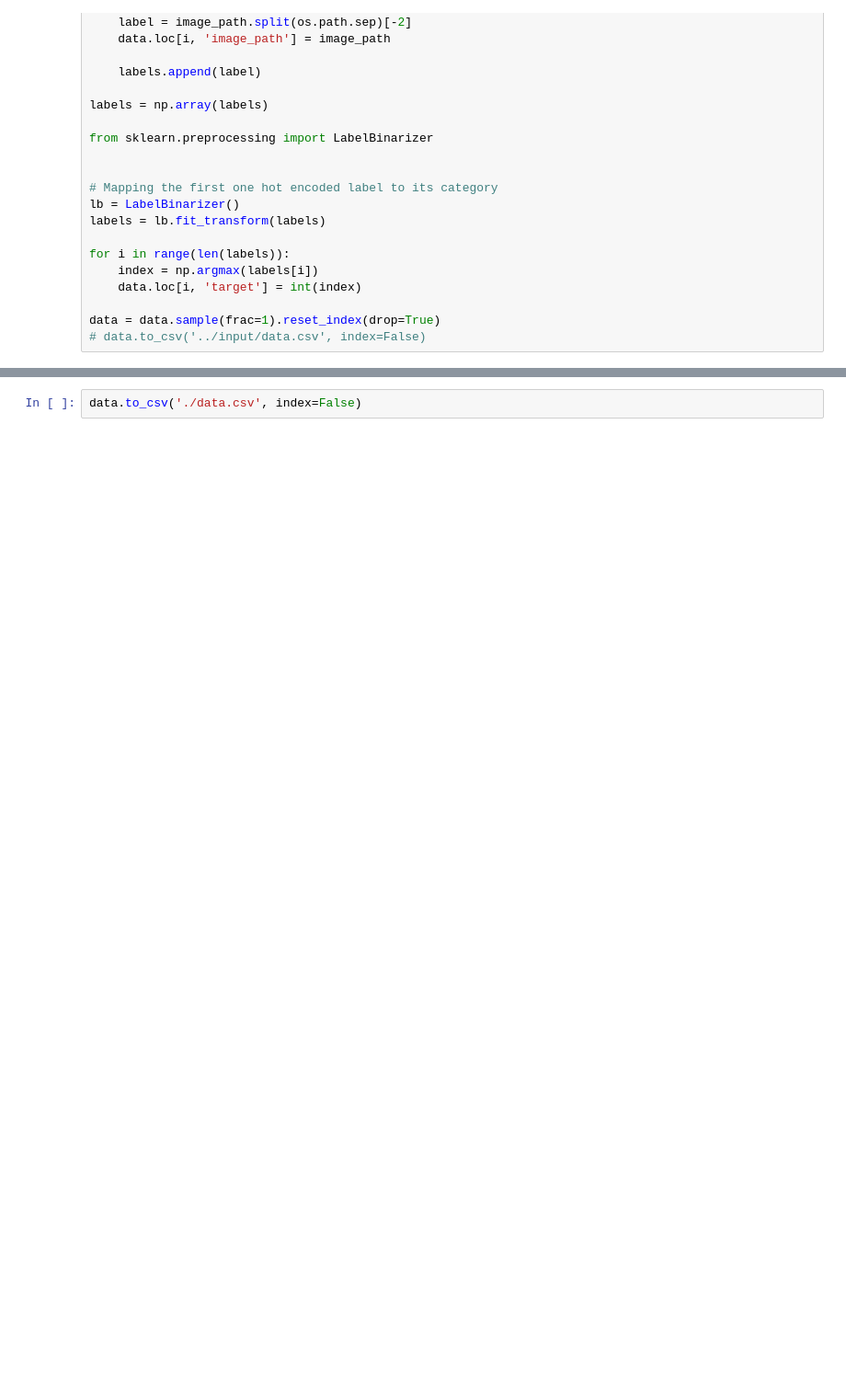
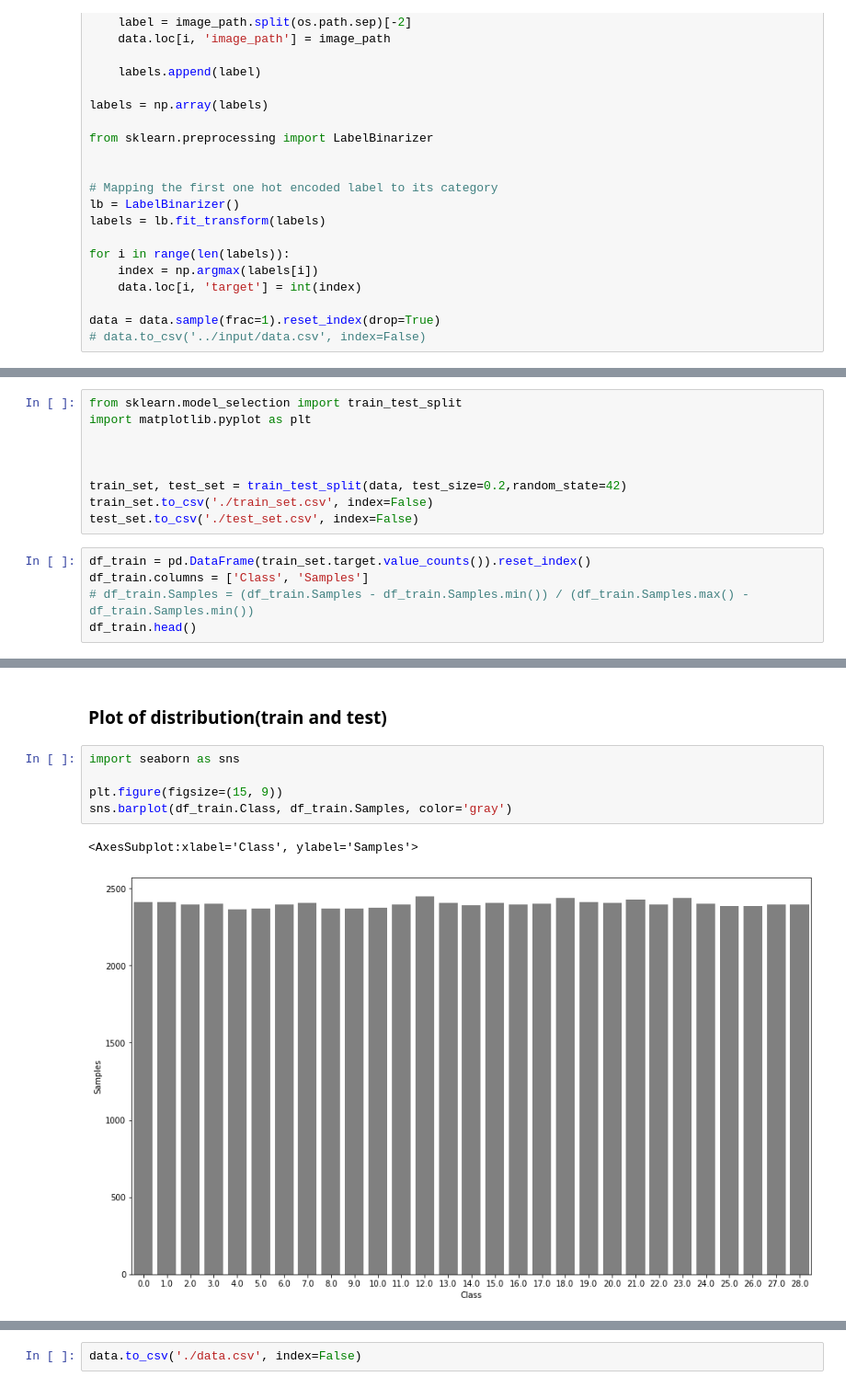
Before and after one commit to zero-aysd/american_sign_language, a Jupyter notebook: sign_lang_classifier.ipynb, the cells around one changed output, grey strips where cells are left out. Shown: that part at 92% size. Drawn from its saved outputs; the diff is of its cells as text; blank space fills up the shorter version.

```diff
--- a/sign_lang_classifier.ipynb
+++ b/sign_lang_classifier.ipynb
@@ -63,0 +99,14 @@ data = data.sample(frac=1).reset_index(drop=True)
+# %%
+from sklearn.model_selection import train_test_split
+import matplotlib.pyplot as plt
+
+
+
+train_set, test_set = train_test_split(data, test_size=0.2,random_state=42)
+train_set.to_csv('./train_set.csv', index=False)
+test_set.to_csv('./test_set.csv', index=False)
+# %%
+df_train = pd.DataFrame(train_set.target.value_counts()).reset_index()
+df_train.columns = ['Class', 'Samples']
+# df_train.Samples = (df_train.Samples - df_train.Samples.min()) / (df_train.Samples.max() - df_train.Samples.min())
+df_train.head()
@@ -63,0 +120,10 @@ data = data.sample(frac=1).reset_index(drop=True)
+# %% [markdown]
+### Plot of distribution(train and test)
+# %%
+import seaborn as sns
+
+plt.figure(figsize=(15, 9))
+sns.barplot(df_train.Class, df_train.Samples, color='gray')
+# %% [output]
+<AxesSubplot:xlabel='Class', ylabel='Samples'>
+[figure, added]
```
Also changed, not shown: parts of 29 cells of this notebook, 2 other files.
